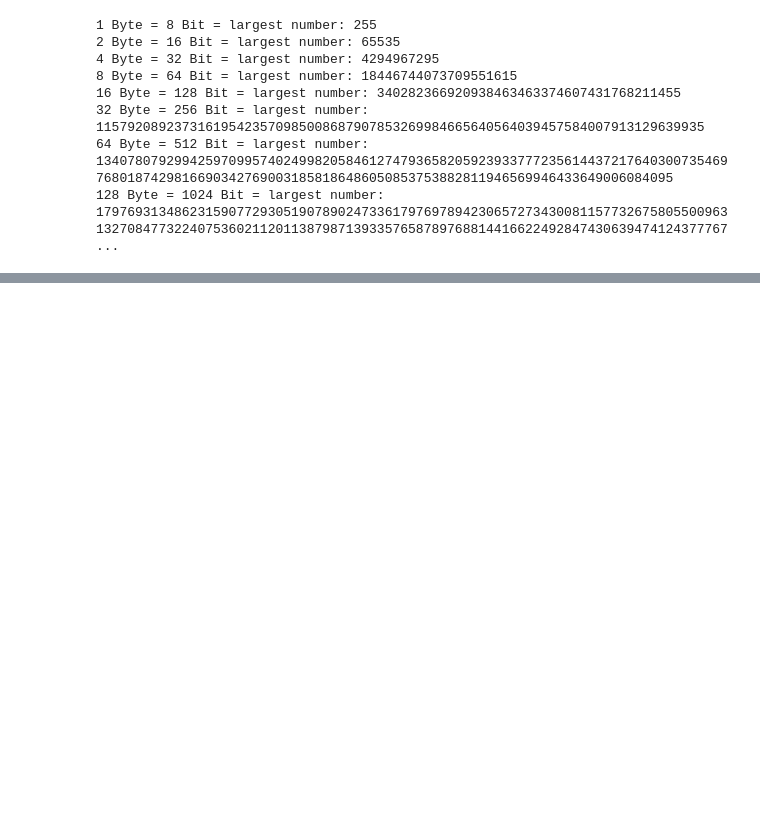
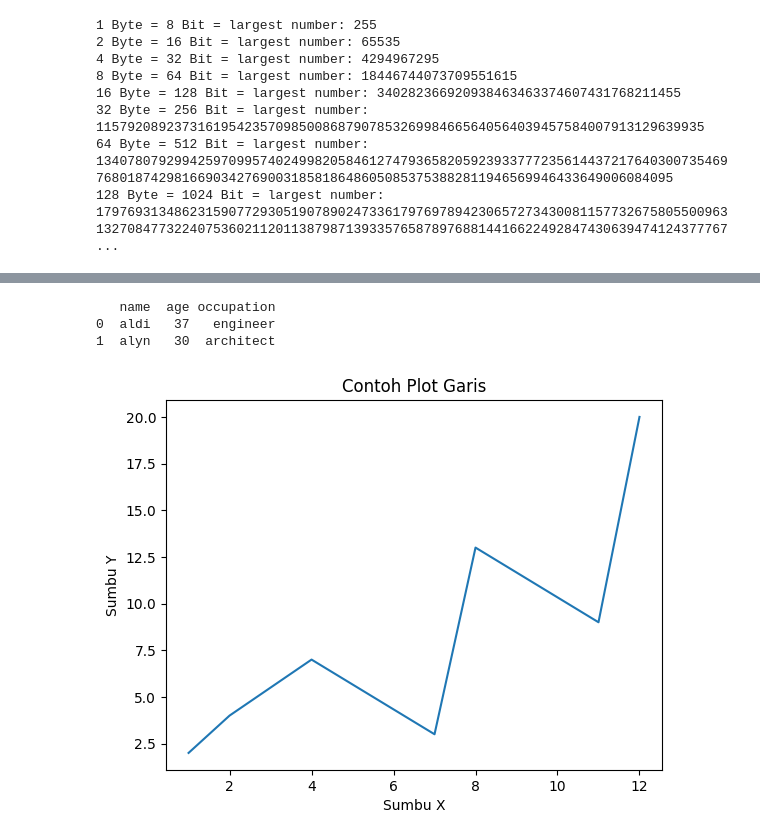
Before and after one commit to aldifayol/py-google-colab, a Jupyter notebook: dicoding_python_data_interaction.ipynb, the cells around one changed output, grey strips where cells are left out. Saved outputs shown, nothing was run; the diff lists cells and outputs as text; code cells hidden in the pictures; blank space fills up the shorter version.

```diff
--- a/dicoding_python_data_interaction.ipynb
+++ b/dicoding_python_data_interaction.ipynb
@@ -131,0 +134,35 @@ print(r'Dicoding\nIndonesia')
+# %%
+import pandas as pd
+
+data = {
+    'name': ['aldi', 'alyn'],
+    'age': [37, 30],
+    'occupation': ['engineer', 'architect'],
+}
+
+df = pd.DataFrame(data)
+
+print(df)
+# %% [output]
+   name  age occupation
+0  aldi   37   engineer
+1  alyn   30  architect
+# %%
+import matplotlib.pyplot as plt
+
+# Data
+x = [1, 2, 4, 7, 8, 11, 12]
+y = [2, 4, 7, 3, 13, 9, 20]
+
+# Membuat plot garis
+plt.plot(x, y)
+
+# Menambahkan judul dan label sumbu
+plt.title("Contoh Plot Garis")
+plt.xlabel("Sumbu X")
+plt.ylabel("Sumbu Y")
+
+# Menampilkan plot
+plt.show()
+# %% [output]
+[figure, added]
```
Also changed, not shown: parts of 4 cells of this notebook.
